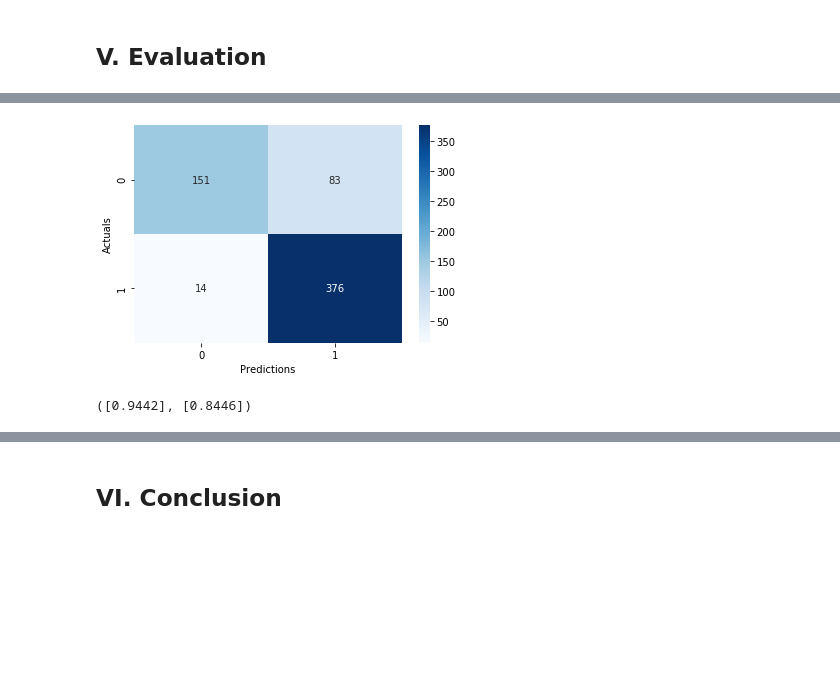
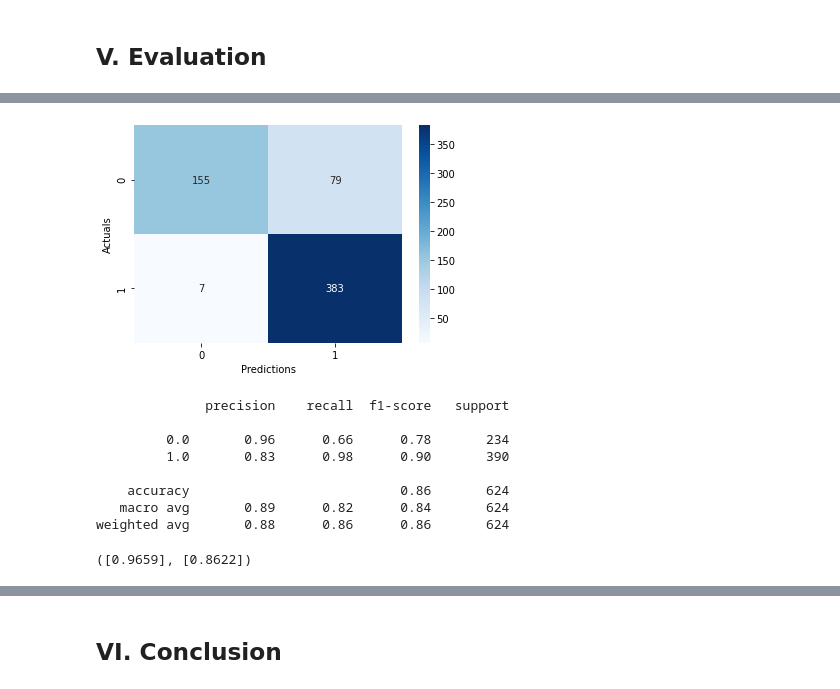
Before and after one commit to jingyunw/CNN_Image_Classification, a Jupyter notebook: Google_Colab_Pneumonia_Detection_Deep_Learning.ipynb, the cells around one changed output, grey strips where cells are left out. Saved outputs shown, nothing was run; the diff lists cells and outputs as text; code cells hidden in the pictures; blank space fills up the shorter version.

```diff
--- a/Google_Colab_Pneumonia_Detection_Deep_Learning.ipynb
+++ b/Google_Colab_Pneumonia_Detection_Deep_Learning.ipynb
@@ -1140,7 +1158,7 @@ Test Accuracy:0.8413
 # %% [markdown]
 ## V. Evaluation
 # %%
-best = load_model('/content/saved_models/best_L2.h5')
-BEST = model_evaluation(L2)
+best = load_model('/content/saved_models/pre.h5')
+BEST = model_evaluation(best)
 BEST
 # %% [output]
@@ -1153,3 +1171,11 @@ Test Accuracy:0.8446
-[figure, old version]
+[figure, new version]
-([0.9442], [0.8446])
+              precision    recall  f1-score   support
+
+         0.0       0.96      0.66      0.78       234
+         1.0       0.83      0.98      0.90       390
+
+    accuracy                           0.86       624
+   macro avg       0.89      0.82      0.84       624
+weighted avg       0.88      0.86      0.86       624
+([0.9659], [0.8622])
 # %%
```
Also changed, not shown: parts of 107 cells of this notebook.
